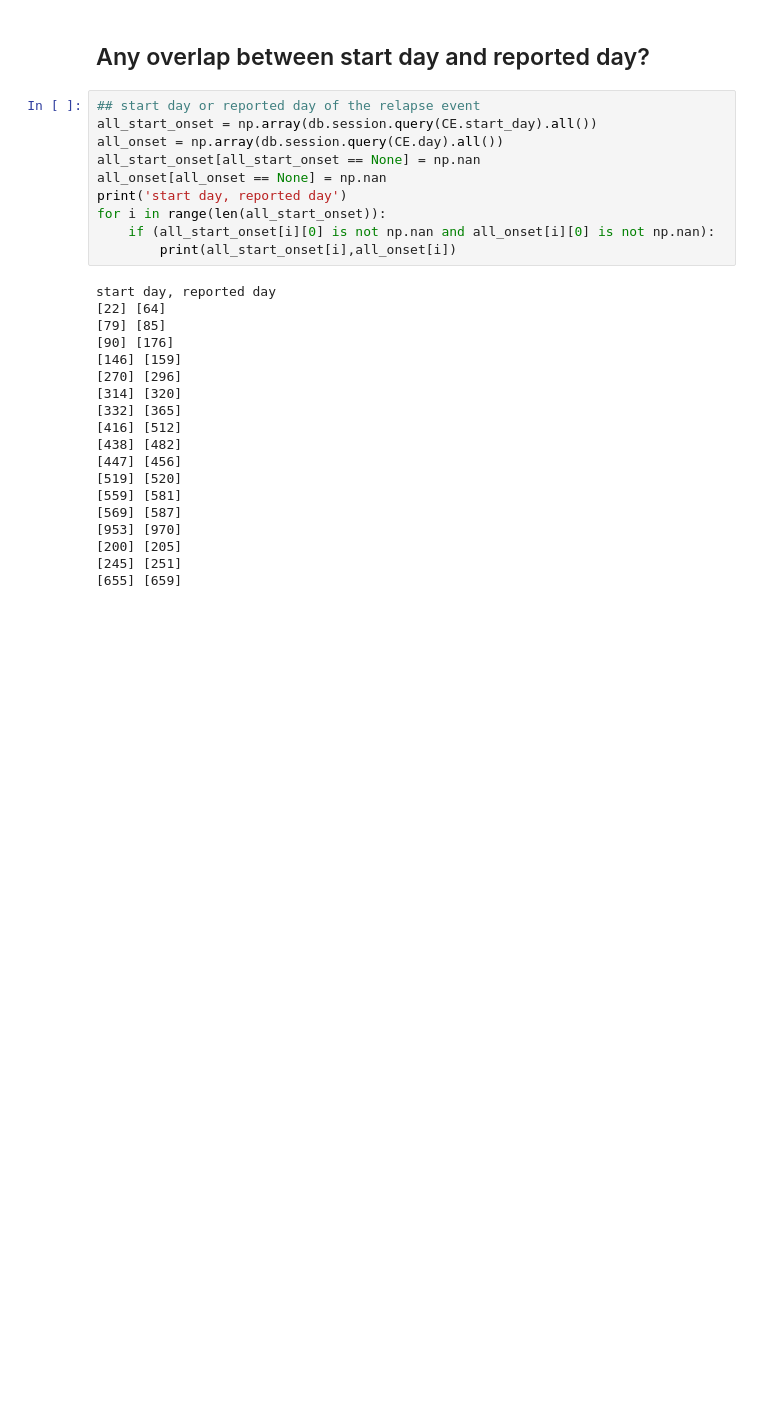
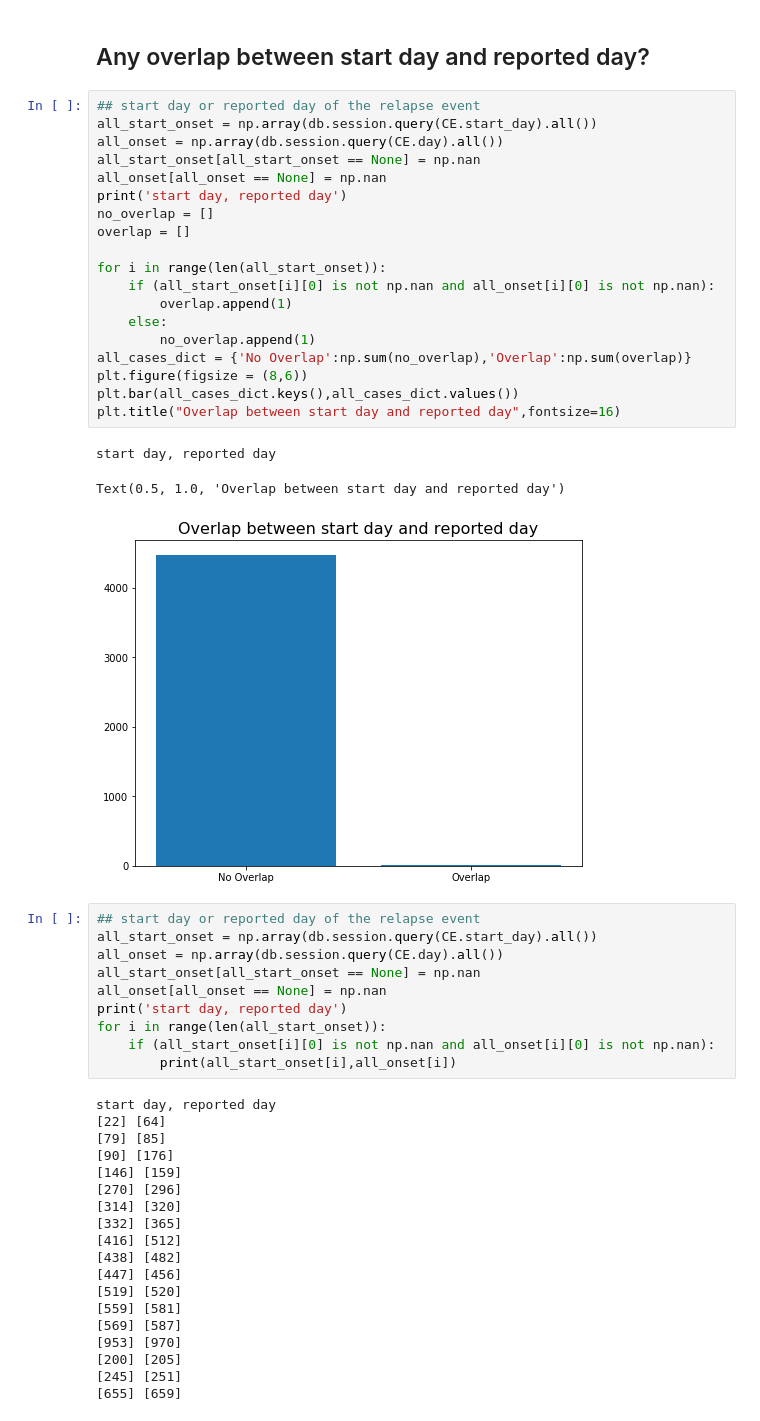
Before and after one commit to alan-turing-institute/learningmachines, a Jupyter notebook: MS_example/visualisation.ipynb, the cells around one changed output. Saved outputs shown, nothing was run; the diff lists cells and outputs as text; blank space fills up the shorter version.

```diff
--- a/MS_example/visualisation.ipynb
+++ b/MS_example/visualisation.ipynb
@@ -148,5 +144,28 @@ Text(0.5, 1.0, 'Confirmed vs Suspected Relapse Event')
 # %% [markdown]
 ## Any overlap between start day and reported day?
+# %%
+## start day or reported day of the relapse event
+all_start_onset = np.array(db.session.query(CE.start_day).all())
+all_onset = np.array(db.session.query(CE.day).all())
+all_start_onset[all_start_onset == None] = np.nan
+all_onset[all_onset == None] = np.nan
+print('start day, reported day')
+no_overlap = []
+overlap = []
+
+for i in range(len(all_start_onset)):
+    if (all_start_onset[i][0] is not np.nan and all_onset[i][0] is not np.nan):
+        overlap.append(1)
+    else:
+        no_overlap.append(1)
+all_cases_dict = {'No Overlap':np.sum(no_overlap),'Overlap':np.sum(overlap)}
+plt.figure(figsize = (8,6))
+plt.bar(all_cases_dict.keys(),all_cases_dict.values())
+plt.title("Overlap between start day and reported day",fontsize=16)
+# %% [output]
+start day, reported day
+Text(0.5, 1.0, 'Overlap between start day and reported day')
+[figure, added]
 # %%
 ## start day or reported day of the relapse event
 all_start_onset = np.array(db.session.query(CE.start_day).all())
```
Also changed, not shown: parts of 49 cells of this notebook.
